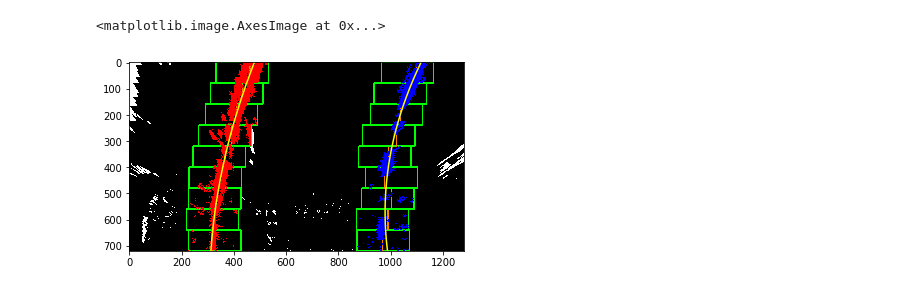
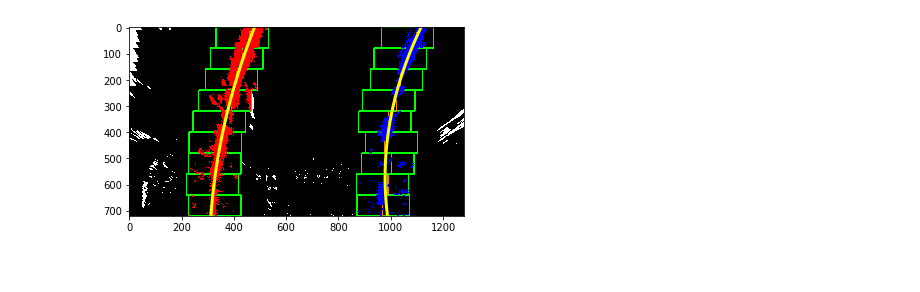
Before and after one commit to cielsys/CarND-Advanced-Lane-Lines, a Jupyter notebook: SlidingWindow.ipynb, the cells around one changed output. Cells and saved outputs as stored; diff of their text form; code cells hidden in the pictures.

```diff
--- a/SlidingWindow.ipynb
+++ b/SlidingWindow.ipynb
@@ -149,44 +150,42 @@ def find_lane_pixels(binary_warped):
 #plt.imshow(out_img)
 #plt.tight_layout()
 # %%
+#%matplotlib qt4
+#%matplotlib notebook
+#%matplotlib inline
 
 def fit_polynomial(binary_warped):
     # Find our lane pixels first
     leftx, lefty, rightx, righty, out_img = find_lane_pixels(binary_warped)
 
     ### TO-DO: Fit a second order polynomial to each using `np.polyfit` ###
     left_fit = np.polyfit(lefty, leftx, 2)
     right_fit = np.polyfit(righty, rightx, 2)
 
     # Generate x and y values for plotting
     ploty = np.linspace(0, binary_warped.shape[0]-1, binary_warped.shape[0] )
     try:
         left_fitx = left_fit[0]*ploty**2 + left_fit[1]*ploty + left_fit[2]
         right_fitx = right_fit[0]*ploty**2 + right_fit[1]*ploty + right_fit[2]
     except TypeError:
         # Avoids an error if `left` and `right_fit` are still none or incorrect
         print('The function failed to fit a line!')
         left_fitx = 1*ploty**2 + 1*ploty
         right_fitx = 1*ploty**2 + 1*ploty
 
     ## Visualization ##
     # Colors in the left and right lane regions
     out_img[lefty, leftx] = [255, 0, 0]
     out_img[righty, rightx] = [0, 0, 255]
 
+    plt.imshow(out_img)
     # Plots the left and right polynomials on the lane lines
-    plt.plot(left_fitx, ploty, color='yellow')
-    plt.plot(right_fitx, ploty, color='yellow')
-
+    plt.plot(left_fitx, ploty, color='yellow', linewidth=3)
+    plt.plot(right_fitx, ploty, color='yellow', linewidth=3)
+    plt.show()
     return out_img
 
 
 out_img = fit_polynomial(binary_warped)
-#%matplotlib qt4
-#%matplotlib notebook
-#%matplotlib inline
-
-plt.imshow(out_img)
 # %% [output]
-<matplotlib.image.AxesImage at 0x...>
-[figure, old version]
+[figure, new version]
```
Also changed, not shown: parts of 9 cells of this notebook, 1 other file.
